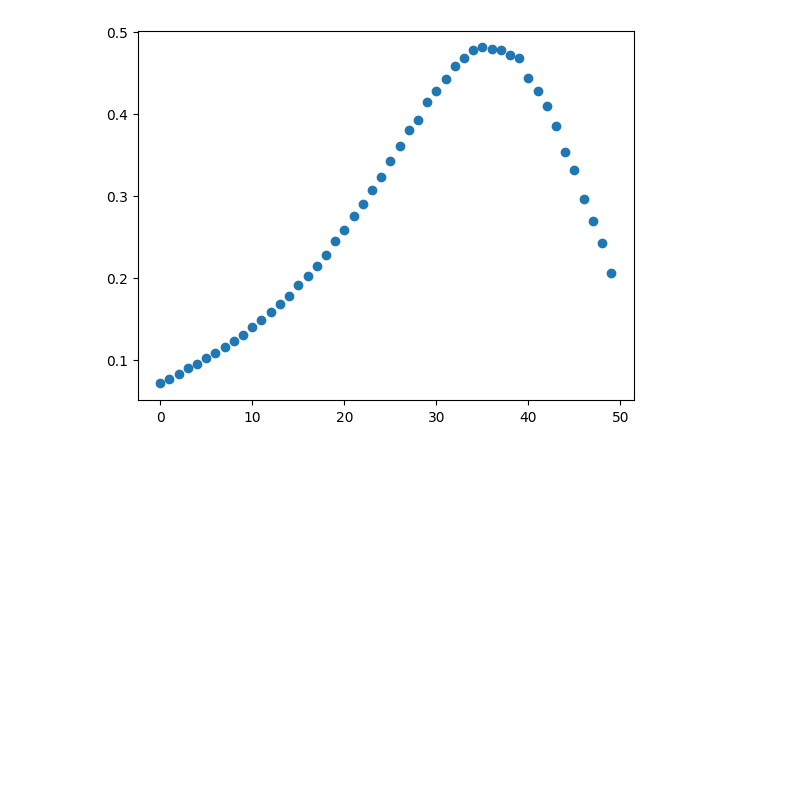
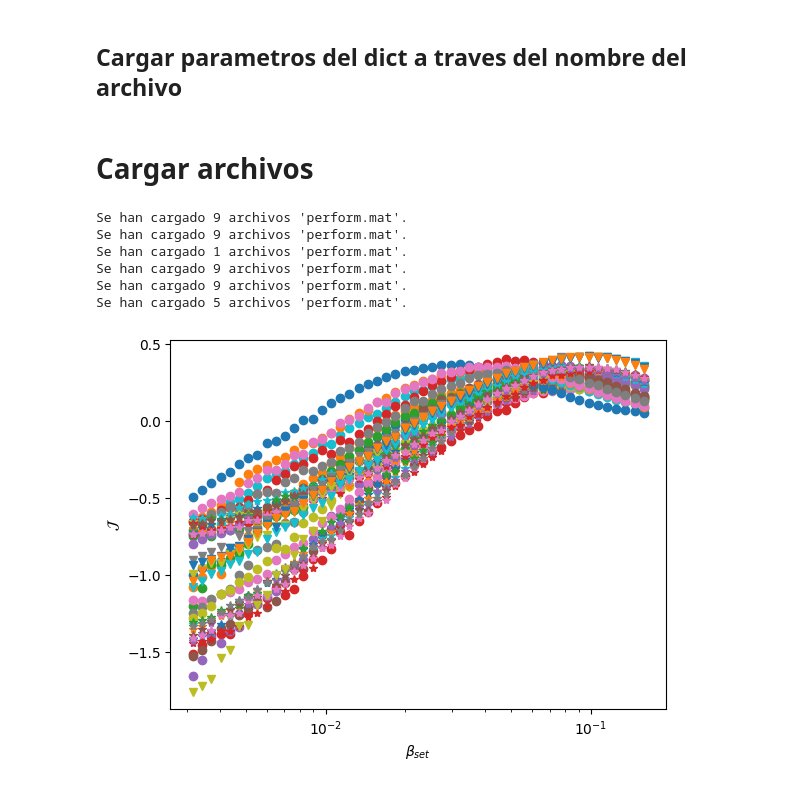
Before and after one commit to Ramon-PR/RIRIS-boostlets, a Jupyter notebook: check_performances.ipynb, the cells around one changed output. Saved outputs shown, nothing was run; the diff lists cells and outputs as text; code cells hidden in the pictures; blank space fills up the shorter version.

```diff
--- a/check_performances.ipynb
+++ b/check_performances.ipynb
@@ -36,10 +36,2 @@ dict_keys(['__header__', '__version__', '__globals__', 'dic_name', 'rm_sk_ids',
-# %%
-import matplotlib.pyplot as plt
-
-x = list_perform[i]['beta_set']
-y = list_perform[i]['Jcurve'].flatten()
-plt.plot(y,'o')
-plt.show()
-# y.shape
-# %% [output]
-[figure, removed]
+# %% [markdown]
+##  Cargar parametros del dict a traves del nombre del archivo
@@ -45,0 +78,66 @@ plt.show()
+# %% [markdown]
+# Cargar archivos
+# %%
+ls_tan = load_perform_files_from_folder(r"outputs/pad_r0.50\Balder_T0_M100_tan")
+ls_tanh = load_perform_files_from_folder(r"outputs/pad_r0.50\Balder_T0_M100_tanh")
+ls_sh = load_perform_files_from_folder(r"outputs/pad_r0.50\Balder_T0_M100_sh")
+ls_tan_1000 = load_perform_files_from_folder(r"outputs/pad_r0.50\Balder_T1000_M100_tan")
+ls_tanh_1000 = load_perform_files_from_folder(r"outputs/pad_r0.50\Balder_T1000_M100_tanh")
+ls_sh_1000 = load_perform_files_from_folder(r"outputs/pad_r0.50\Balder_T1000_M100_sh")
+
+# ls_tan = load_perform_files_from_folder(r"outputs/extrap_r0.50\Balder_T0_M100_tan")
+# ls_tanh = load_perform_files_from_folder(r"outputs/extrap_r0.50\Balder_T0_M100_tanh")
+# ls_sh = load_perform_files_from_folder(r"outputs/extrap_r0.50\Balder_T0_M100_sh")
+# ls_tan = load_perform_files_from_folder(r"outputs/extrap_r0.50\Balder_T1000_M100_tan")
+# ls_tanh = load_perform_files_from_folder(r"outputs/extrap_r0.50\Balder_T1000_M100_tanh")
+# ls_sh = load_perform_files_from_folder(r"outputs/extrap_r0.50\Balder_T1000_M100_sh")
+# %% [output]
+Se han cargado 9 archivos 'perform.mat'.
+Se han cargado 9 archivos 'perform.mat'.
+Se han cargado 1 archivos 'perform.mat'.
+Se han cargado 9 archivos 'perform.mat'.
+Se han cargado 9 archivos 'perform.mat'.
+Se han cargado 5 archivos 'perform.mat'.
+# %%
+
+varX = "beta_set"
+varY = "Jcurve"
+xlab = r"$\beta_{set}$"
+ylab = r"$\mathcal{J}$"
+
+fig, ax = plt.subplots()
+for data in ls_tan:
+    x = data[varX].flatten()
+    y = data[varY].flatten()
+    ax.plot(x, y, 'o')
+
+for data in ls_tanh:
+    x = data[varX].flatten()
+    y = data[varY].flatten()
+    ax.plot(x, y, '*')
+
+for data in ls_sh:
+    x = data[varX].flatten()
+    y = data[varY].flatten()
+    ax.plot(x, y, 'v')
+
+#---------------------------------------
+for data in ls_tan_1000:
+    x = data[varX].flatten()
+    y = data[varY].flatten()
+    ax.plot(x, y, 'o')
+for data in ls_tanh_1000:
+    x = data[varX].flatten()
+    y = data[varY].flatten()
+    ax.plot(x, y, '*')
+for data in ls_sh_1000:
+    x = data[varX].flatten()
+    y = data[varY].flatten()
+    ax.plot(x, y, 'v')
+#----------------------------------------
+ax.set_xlabel(xlab)
+ax.set_ylabel(ylab)
+ax.set_xscale('log')
+plt.show()
+# %% [output]
+[figure, added]
```
Also changed, not shown: parts of 8 cells of this notebook.
